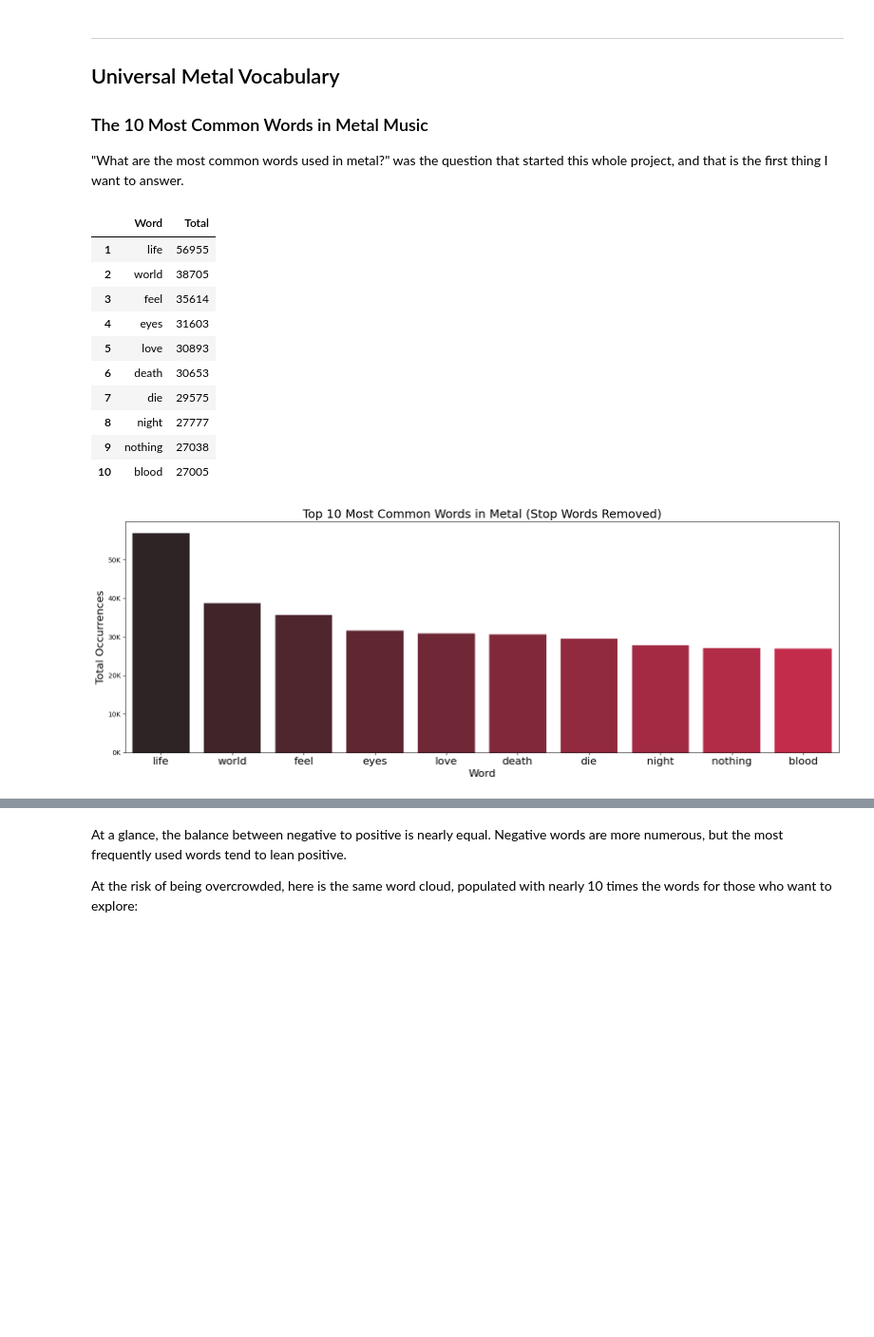
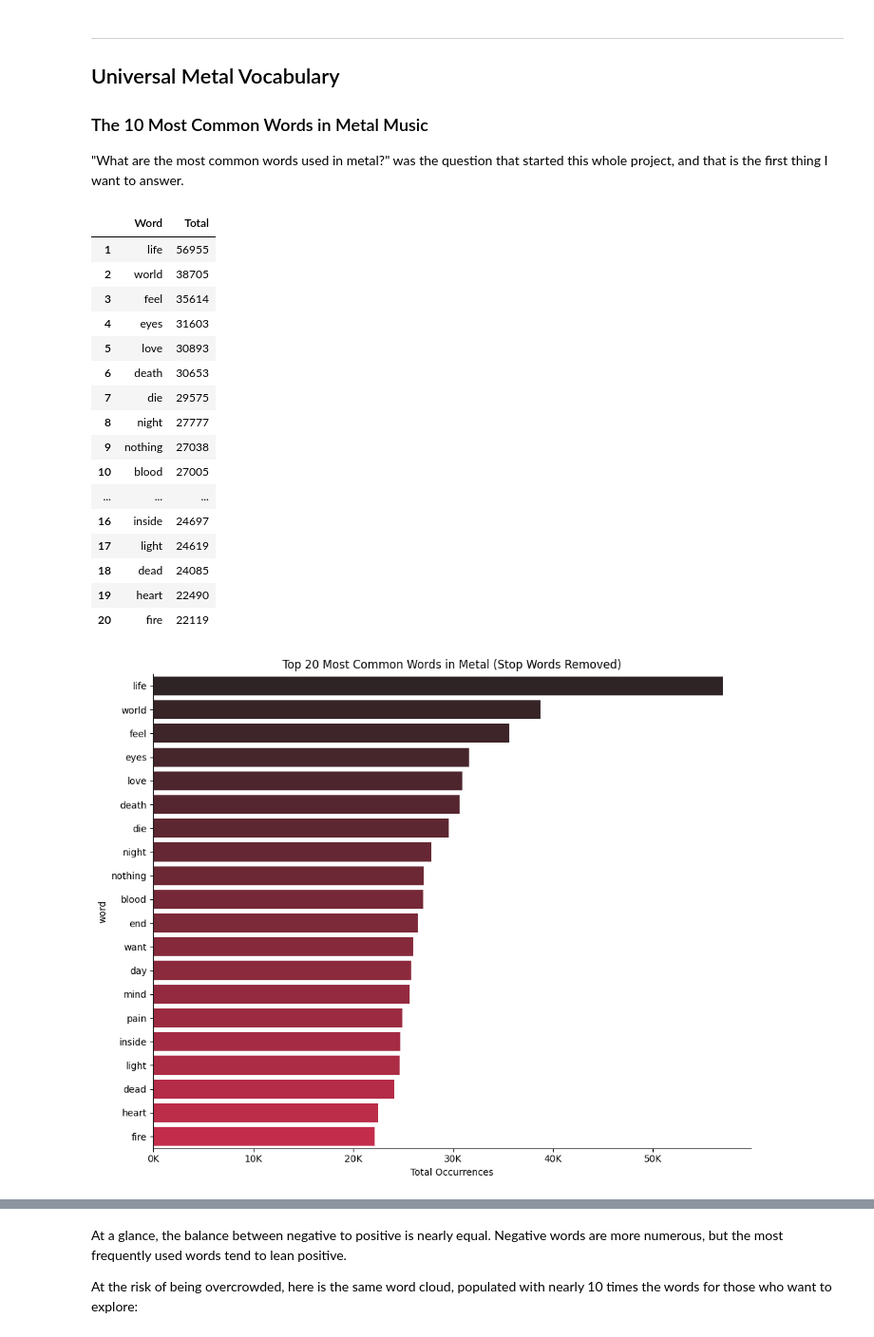
Before and after one commit to wanderson33245/The-Metal-Corpus, a Jupyter notebook: The Metal Corpus.ipynb, the cells around one changed output, grey strips where cells are left out. Shown at 95% size. Drawn from its saved outputs; the diff is of its cells as text; code cells hidden in the pictures; blank space fills up the shorter version.

```diff
--- a/The Metal Corpus.ipynb
+++ b/The Metal Corpus.ipynb
@@ -309,46 +309,53 @@ stop_words = {
     'we\'ll', 'can\'t', 'i\'ve', 'there\'s', 'won\'t'
 }
 
-df_meaningful10 = df_words[~df_words['word'].isin(stop_words)].copy()
-df_meaningful10['total'] = df_meaningful10[subgenres].sum(axis=1)
-df_meaningful10 = df_meaningful10.sort_values('total', ascending=False).head(10)
+df_meaningful = df_words[~df_words['word'].isin(stop_words)].copy()
+df_meaningful['total'] = df_meaningful[subgenres].sum(axis=1)
+df_meaningful = df_meaningful.sort_values('total', ascending=False)
 
-df_display = df_meaningful10[['word', 'total']].head(10).copy()
+TOP_N = 20  # change this and rerun to see more/fewer words
+
+df_display = df_meaningful[['word', 'total']].head(TOP_N).copy()
 df_display.columns = ['Word', 'Total']
 df_display = df_display.reset_index(drop=True)
 df_display.index += 1
 display(df_display)
 
-plt.figure(figsize=(16, 6))
-sns.barplot(data=df_meaningful10, x='word', y='total',
-            hue='word', palette='dark:crimson', legend=False)
-plt.title('Top 10 Most Common Words in Metal (Stop Words Removed)', fontsize=18)
-plt.xlabel('Word', fontsize=16)
-plt.ylabel('Total Occurrences', fontsize=16)
-plt.xticks(rotation=0, ha='center', fontsize=16)
-plt.gca().yaxis.set_major_formatter(plt.FuncFormatter(lambda x, _: f'{x/1_000:.0f}K'))
+top_N_used = df_meaningful.head(TOP_N).sort_values('total', ascending=False)
+fig, ax = plt.subplots(figsize=(10, 8))
+sns.barplot(data=top_N_used, x='total', y='word', palette='dark:crimson', ax=ax, hue='word', legend=False)
+ax.set_xlabel('Total Occurrences')
+ax.set_title(f'Top {TOP_N} Most Common Words in Metal (Stop Words Removed)')
+ax.xaxis.set_major_formatter(plt.FuncFormatter(lambda x, _: f'{x/1_000:.0f}K'))
+sns.despine()
 plt.tight_layout()
 plt.show()
 
 
 #print("Top 10 most common meaningful words:")
 #print()
 #print(f"{'word':>5} {'total':>5}")
 #print()
 #print(df_meaningful[['word', 'total']].head(10).to_string(index=False, header=False))
 # %% [output]
 |  | Word | Total |
 | 1 | life | 56955 |
 | 2 | world | 38705 |
 | 3 | feel | 35614 |
 | 4 | eyes | 31603 |
 | 5 | love | 30893 |
 | 6 | death | 30653 |
 | 7 | die | 29575 |
 | 8 | night | 27777 |
 | 9 | nothing | 27038 |
 | 10 | blood | 27005 |
+| ... | ... | ... |
+| 16 | inside | 24697 |
+| 17 | light | 24619 |
+| 18 | dead | 24085 |
+| 19 | heart | 22490 |
+| 20 | fire | 22119 |
-[figure, old version]
+[figure, new version]
 # %% [markdown]
 These 10 words are so far above and beyond what I was hoping to find. Almost a decade ago, I made a silly little program to disprove someone else's claim (See README.md if you need context), and now the same question has led me to make this project and find this beautiful list. So much can be inferred from just these 10 words.
 
```
Also changed, not shown: parts of 22 cells of this notebook.
